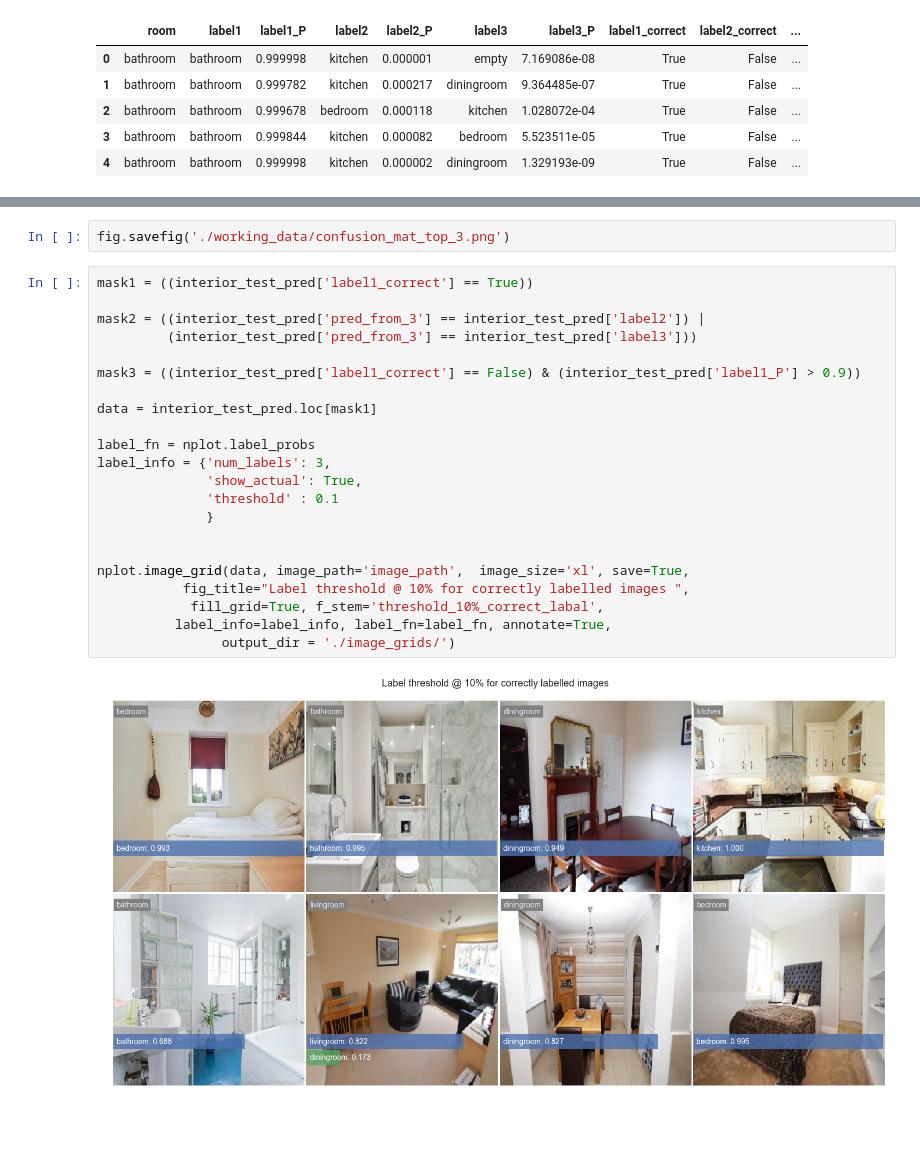
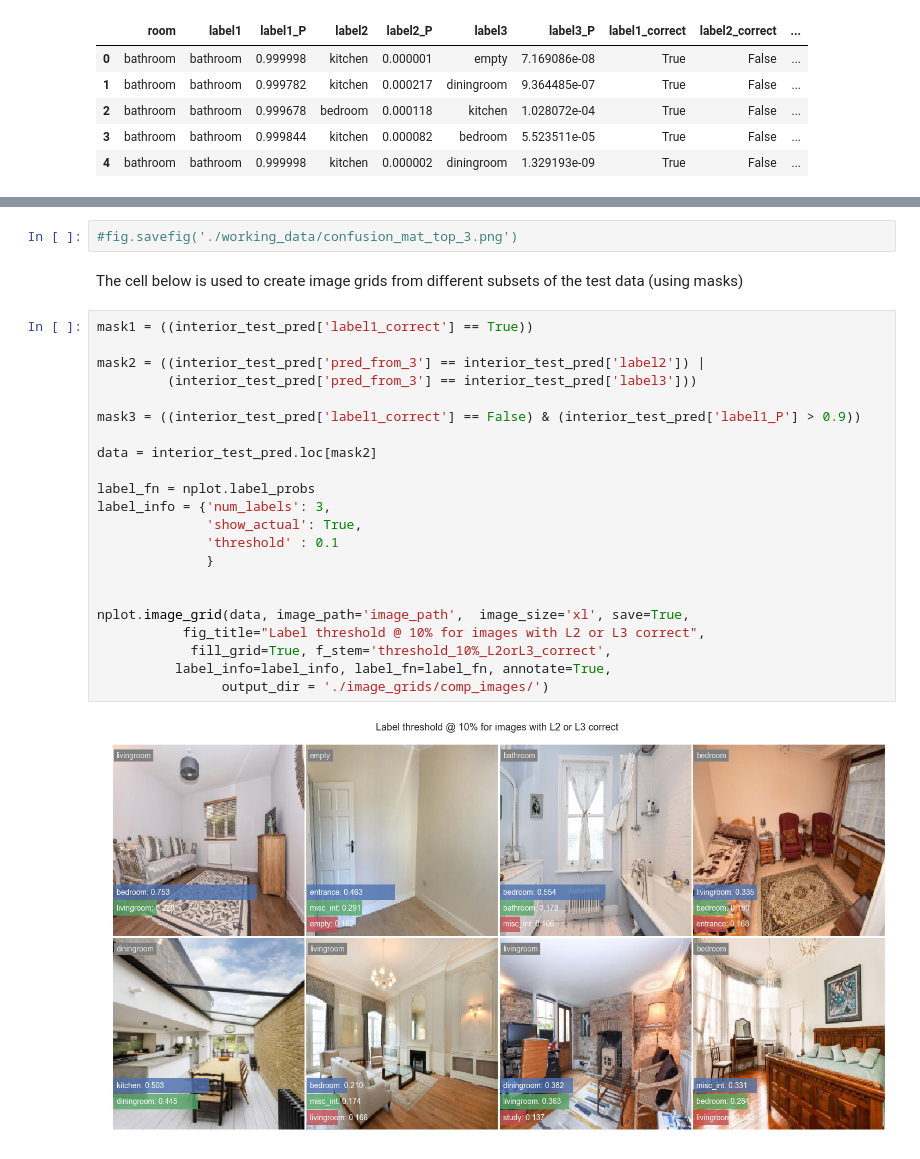
Before and after one commit to chrisrb10/nested, a Jupyter notebook: evaluation.ipynb, the cells around one changed output, grey strips where cells are left out. Cells and saved outputs as stored; diff of their text form; blank space fills up the shorter version.

```diff
--- a/evaluation.ipynb
+++ b/evaluation.ipynb
@@ -192,28 +214,30 @@ conservatory       1.00      0.77      0.87        22
 ''
 [figure]
 # %%
-fig.savefig('./working_data/confusion_mat_top_3.png')
+#fig.savefig('./working_data/confusion_mat_top_3.png')
+# %% [markdown]
+The cell below is used to create image grids from different subsets of the test data (using masks)
 # %%
 mask1 = ((interior_test_pred['label1_correct'] == True))
 
 mask2 = ((interior_test_pred['pred_from_3'] == interior_test_pred['label2']) |
          (interior_test_pred['pred_from_3'] == interior_test_pred['label3']))
 
 mask3 = ((interior_test_pred['label1_correct'] == False) & (interior_test_pred['label1_P'] > 0.9))
 
-data = interior_test_pred.loc[mask1]
+data = interior_test_pred.loc[mask2]
 
 label_fn = nplot.label_probs
 label_info = {'num_labels': 3,
               'show_actual': True,
               'threshold' : 0.1
               }
 
 
 nplot.image_grid(data, image_path='image_path',  image_size='xl', save=True,
-           fig_title="Label threshold @ 10% for correctly labelled images ",
-            fill_grid=True, f_stem='threshold_10%_correct_labal',
+           fig_title="Label threshold @ 10% for images with L2 or L3 correct",
+            fill_grid=True, f_stem='threshold_10%_L2orL3_correct',
           label_info=label_info, label_fn=label_fn, annotate=True,
-                output_dir = './image_grids/')
+                output_dir = './image_grids/comp_images/')
 # %% [output]
-[figure, old version]
+[figure, new version]
```
Also changed, not shown: parts of 20 cells of this notebook, 1 other file.
